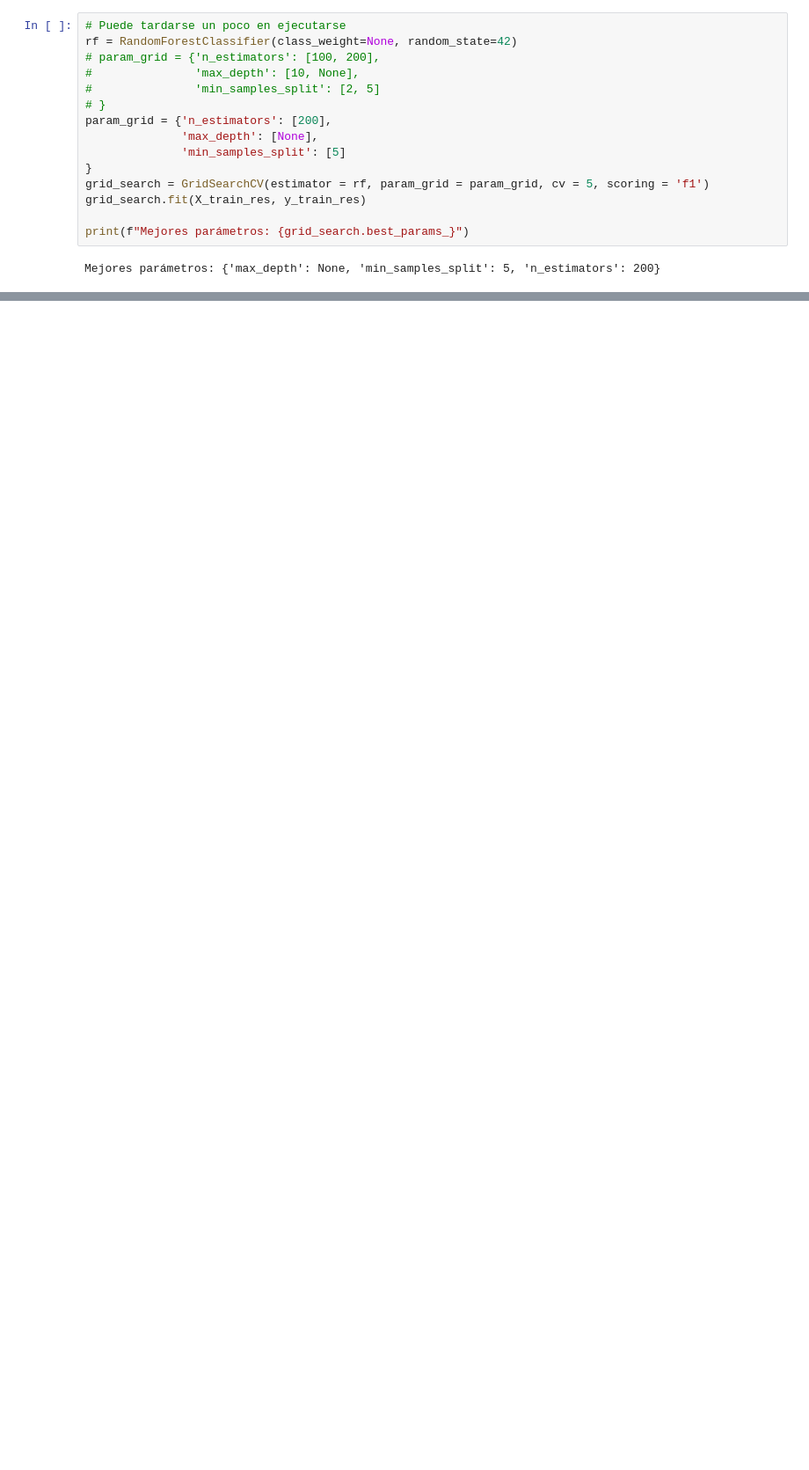
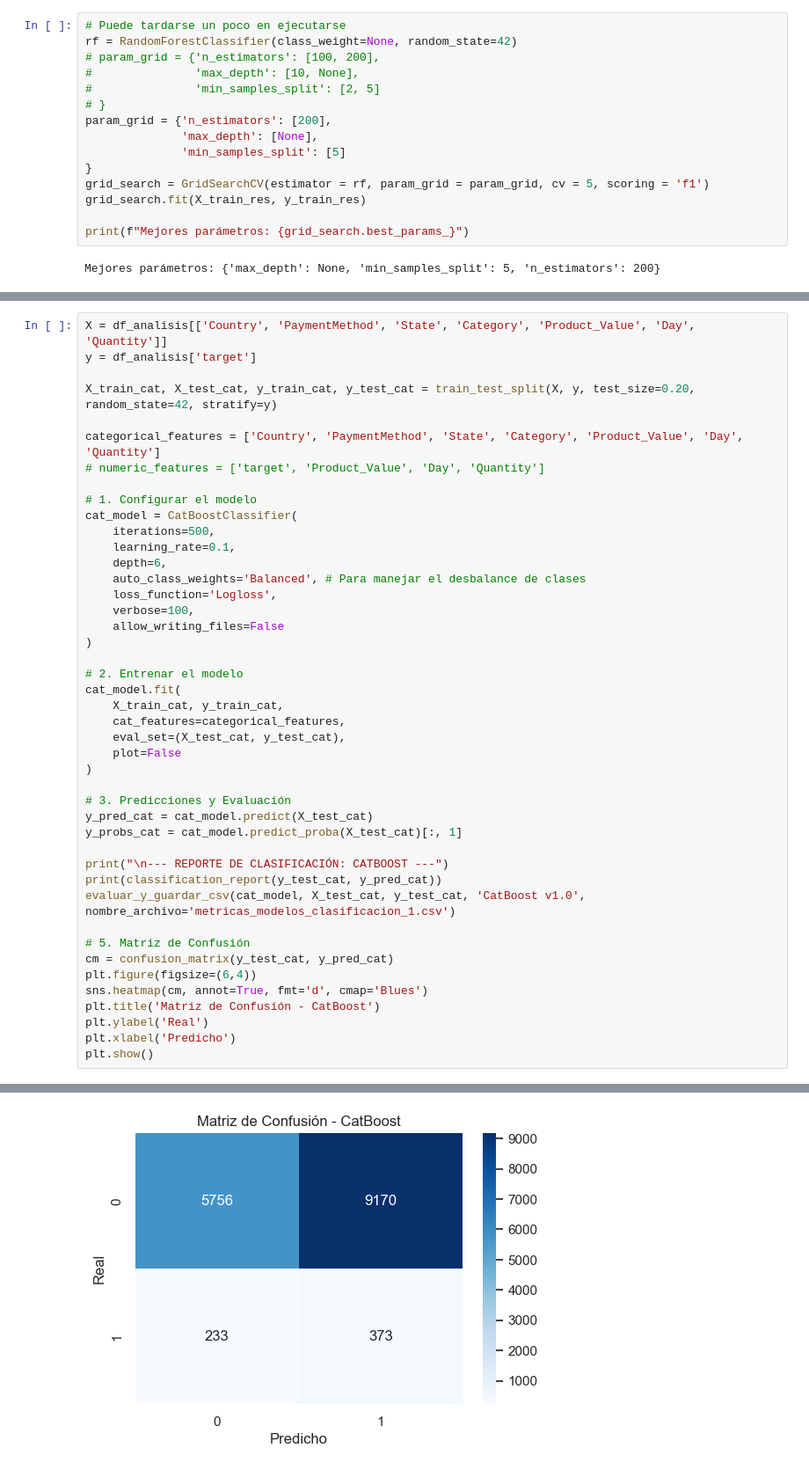
Before and after one commit to AlejandroSegura24/Ecommerce-Business-Intelligence-Lab, a Jupyter notebook: Notebooks/1 Model Benchmarking Cancelled vs Delivered.ipynb, the cells around one changed output, grey strips where cells are left out. Shown at 88% size. Saved outputs shown, nothing was run; the diff lists cells and outputs as text; blank space fills up the shorter version.

```diff
--- a/Notebooks/1 Model Benchmarking Cancelled vs Delivered.ipynb
+++ b/Notebooks/1 Model Benchmarking Cancelled vs Delivered.ipynb
@@ -470,0 +501,45 @@ AUC ROC: 0.4979
+# %%
+X = df_analisis[['Country', 'PaymentMethod', 'State', 'Category', 'Product_Value', 'Day', 'Quantity']]
+y = df_analisis['target']
+
+X_train_cat, X_test_cat, y_train_cat, y_test_cat = train_test_split(X, y, test_size=0.20, random_state=42, stratify=y)
+
+categorical_features = ['Country', 'PaymentMethod', 'State', 'Category', 'Product_Value', 'Day', 'Quantity']
+# numeric_features = ['target', 'Product_Value', 'Day', 'Quantity']
+
+# 1. Configurar el modelo
+cat_model = CatBoostClassifier(
+    iterations=500,
+    learning_rate=0.1,
+    depth=6,
+    auto_class_weights='Balanced', # Para manejar el desbalance de clases
+    loss_function='Logloss',
+    verbose=100,
+    allow_writing_files=False
+)
+
+# 2. Entrenar el modelo
+cat_model.fit(
+    X_train_cat, y_train_cat,
+    cat_features=categorical_features,
+    eval_set=(X_test_cat, y_test_cat),
+    plot=False
+)
+
+# 3. Predicciones y Evaluación
+y_pred_cat = cat_model.predict(X_test_cat)
+y_probs_cat = cat_model.predict_proba(X_test_cat)[:, 1]
+
+print("\n--- REPORTE DE CLASIFICACIÓN: CATBOOST ---")
+print(classification_report(y_test_cat, y_pred_cat))
+evaluar_y_guardar_csv(cat_model, X_test_cat, y_test_cat, 'CatBoost v1.0',  nombre_archivo='metricas_modelos_clasificacion_1.csv')
+
+# 5. Matriz de Confusión
+cm = confusion_matrix(y_test_cat, y_pred_cat)
+plt.figure(figsize=(6,4))
+sns.heatmap(cm, annot=True, fmt='d', cmap='Blues')
+plt.title('Matriz de Confusión - CatBoost')
+plt.ylabel('Real')
+plt.xlabel('Predicho')
+plt.show()
+# %% [output]
@@ -470,0 +563 @@ AUC ROC: 0.4979
+[figure, added]
```
Also changed, not shown: parts of 10 cells of this notebook, 1 other file.
